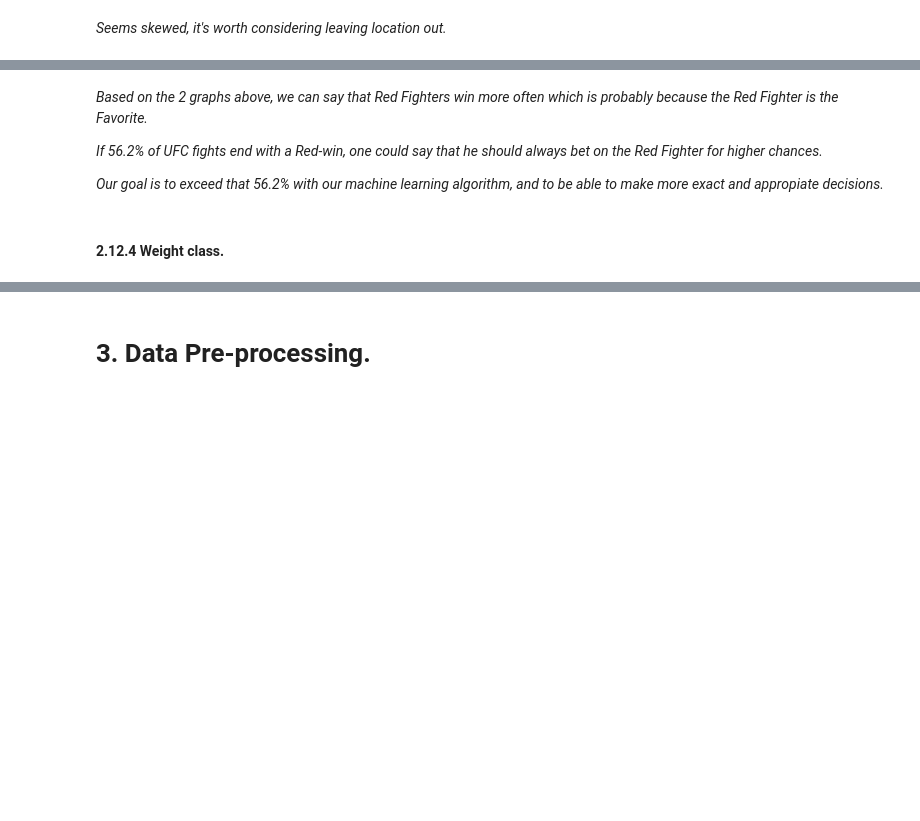
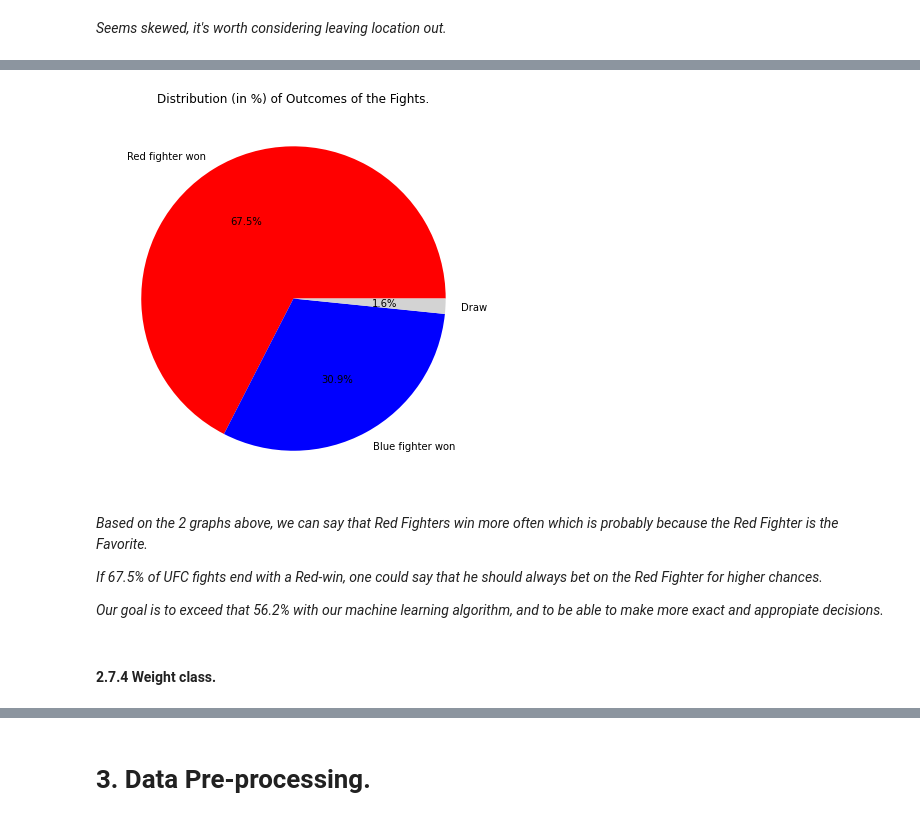
Before and after one commit to Gustavclausen1804/UFC-dataset, a Jupyter notebook: BDA_project.ipynb, the cells around one changed output, grey strips where cells are left out. Drawn from its saved outputs; the diff is of its cells as text; code cells hidden in the pictures; blank space fills up the shorter version.

```diff
--- a/BDA_project.ipynb
+++ b/BDA_project.ipynb
@@ -153,16 +145,17 @@ for rect in ax.patches:
 # %%
-ufc_gen['Winner'].value_counts().plot.pie(colors = ['Red', 'Blue', 'Lightgrey'],
+ufc_df['Winner'].value_counts().plot.pie(colors = ['Red', 'Blue', 'Lightgrey'],
                 labels=['Red fighter won', 'Blue fighter won', 'Draw'], autopct='%.1f%%', figsize = (7,7))
 plt.ylabel('')
 plt.title('Distribution (in %) of Outcomes of the Fights.')
-plt.savefig('piechart.png')
 plt.show()
+# %% [output]
+[figure, added]
 # %% [markdown]
 *Based on the 2 graphs above, we can say that Red Fighters win more often which is probably because the Red Fighter is the Favorite.*
 
-*If 56.2% of UFC fights end with a Red-win, one could say that he should always bet on the Red Fighter for higher chances.*
+*If 67.5% of UFC fights end with a Red-win, one could say that he should always bet on the Red Fighter for higher chances.*
 
 *Our goal is to exceed that 56.2% with our machine learning algorithm, and to be able to make more exact and appropiate decisions.*
 # %% [markdown]
-#### 2.12.4 Weight class.
+#### 2.7.4 Weight class.
 # %%
```
Also changed, not shown: parts of 114 cells of this notebook, 4 other files.
